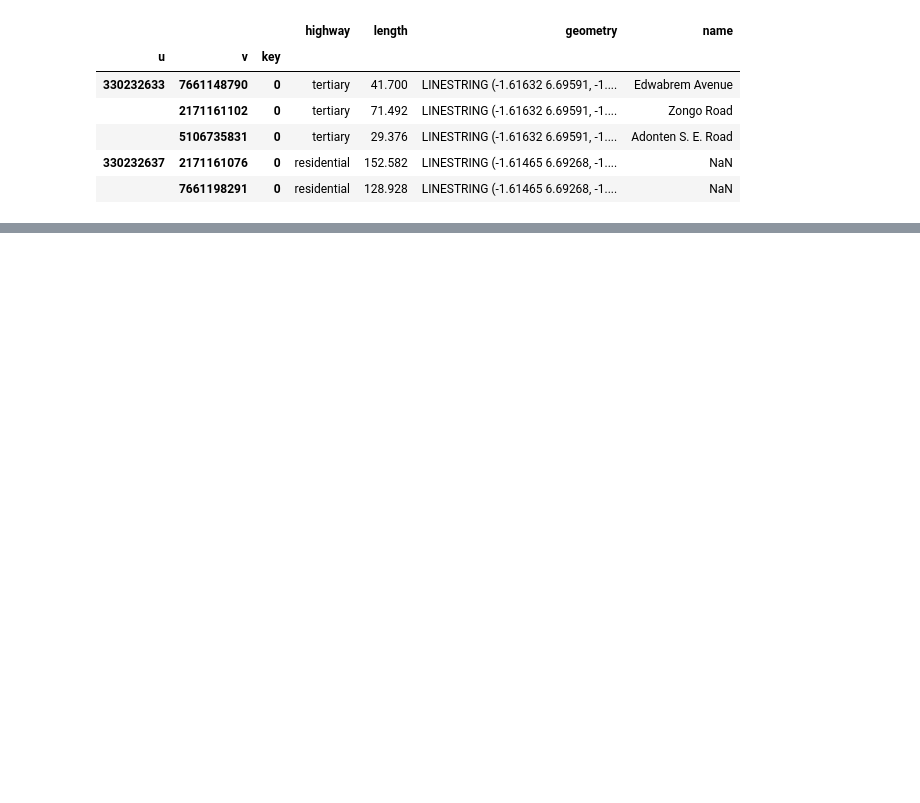
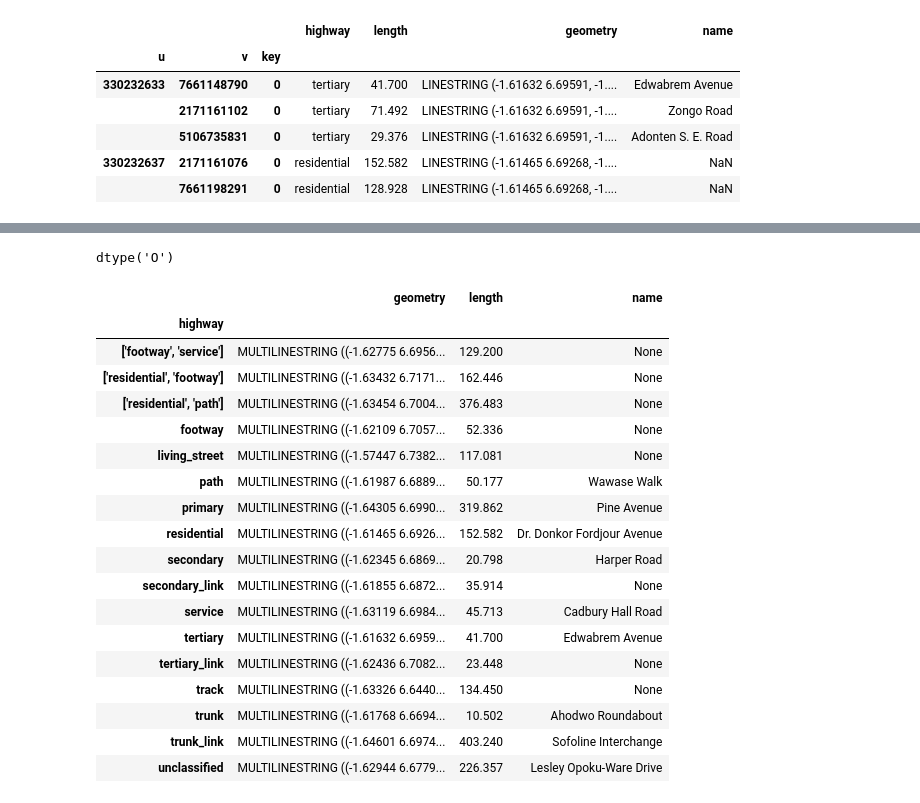
Before and after one commit to Joe-Degs/AutoGIS, a Jupyter notebook: lesson6/retrieving_osm_data_kma.ipynb, the cells around one changed output, grey strips where cells are left out. Cells and saved outputs as stored; diff of their text form; code cells hidden in the pictures; blank space fills up the shorter version.

```diff
--- a/lesson6/retrieving_osm_data_kma.ipynb
+++ b/lesson6/retrieving_osm_data_kma.ipynb
@@ -54,0 +90,4 @@ kma_roads.head()
+# %%
+kma_roads['highway'].dtype
+# %% [output]
+dtype('O')
@@ -54,0 +96,22 @@ kma_roads.head()
+# %%
+road_classes
+# %% [output]
+|  | geometry | length | name |
+| highway |  |  |  |
+| ['footway', 'service'] | MULTILINESTRING ((-1.62775 6.6956... | 129.200 | None |
+| ['residential', 'footway'] | MULTILINESTRING ((-1.63432 6.7171... | 162.446 | None |
+| ['residential', 'path'] | MULTILINESTRING ((-1.63454 6.7004... | 376.483 | None |
+| footway | MULTILINESTRING ((-1.62109 6.7057... | 52.336 | None |
+| living_street | MULTILINESTRING ((-1.57447 6.7382... | 117.081 | None |
+| path | MULTILINESTRING ((-1.61987 6.6889... | 50.177 | Wawase Walk |
+| primary | MULTILINESTRING ((-1.64305 6.6990... | 319.862 | Pine Avenue |
+| residential | MULTILINESTRING ((-1.61465 6.6926... | 152.582 | Dr. Donkor Fordjour Avenue |
+| secondary | MULTILINESTRING ((-1.62345 6.6869... | 20.798 | Harper Road |
+| secondary_link | MULTILINESTRING ((-1.61855 6.6872... | 35.914 | None |
+| service | MULTILINESTRING ((-1.63119 6.6984... | 45.713 | Cadbury Hall Road |
+| tertiary | MULTILINESTRING ((-1.61632 6.6959... | 41.700 | Edwabrem Avenue |
+| tertiary_link | MULTILINESTRING ((-1.62436 6.7082... | 23.448 | None |
+| track | MULTILINESTRING ((-1.63326 6.6440... | 134.450 | None |
+| trunk | MULTILINESTRING ((-1.61768 6.6694... | 10.502 | Ahodwo Roundabout |
+| trunk_link | MULTILINESTRING ((-1.64601 6.6974... | 403.240 | Sofoline Interchange |
+| unclassified | MULTILINESTRING ((-1.62944 6.6779... | 226.357 | Lesley Opoku-Ware Drive |
```
Also changed, not shown: parts of 17 cells of this notebook, 2 other files.
